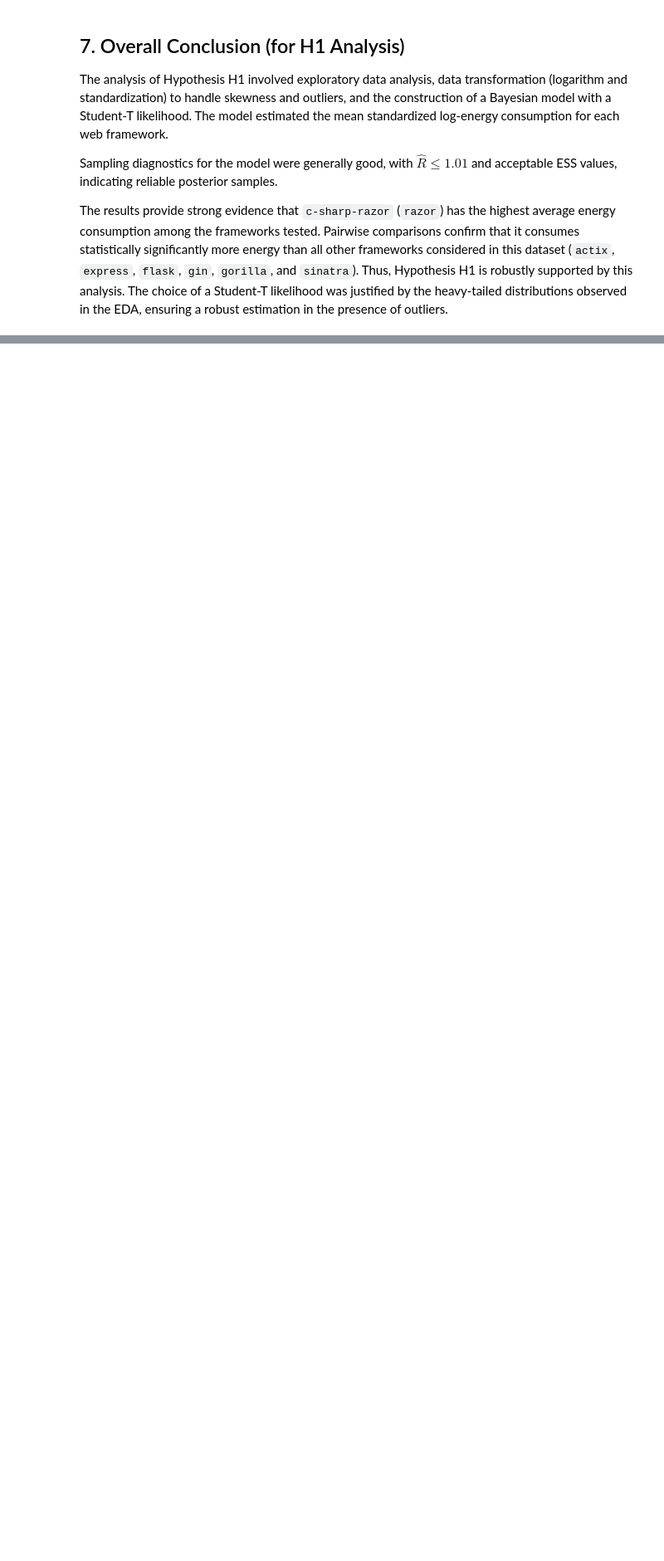
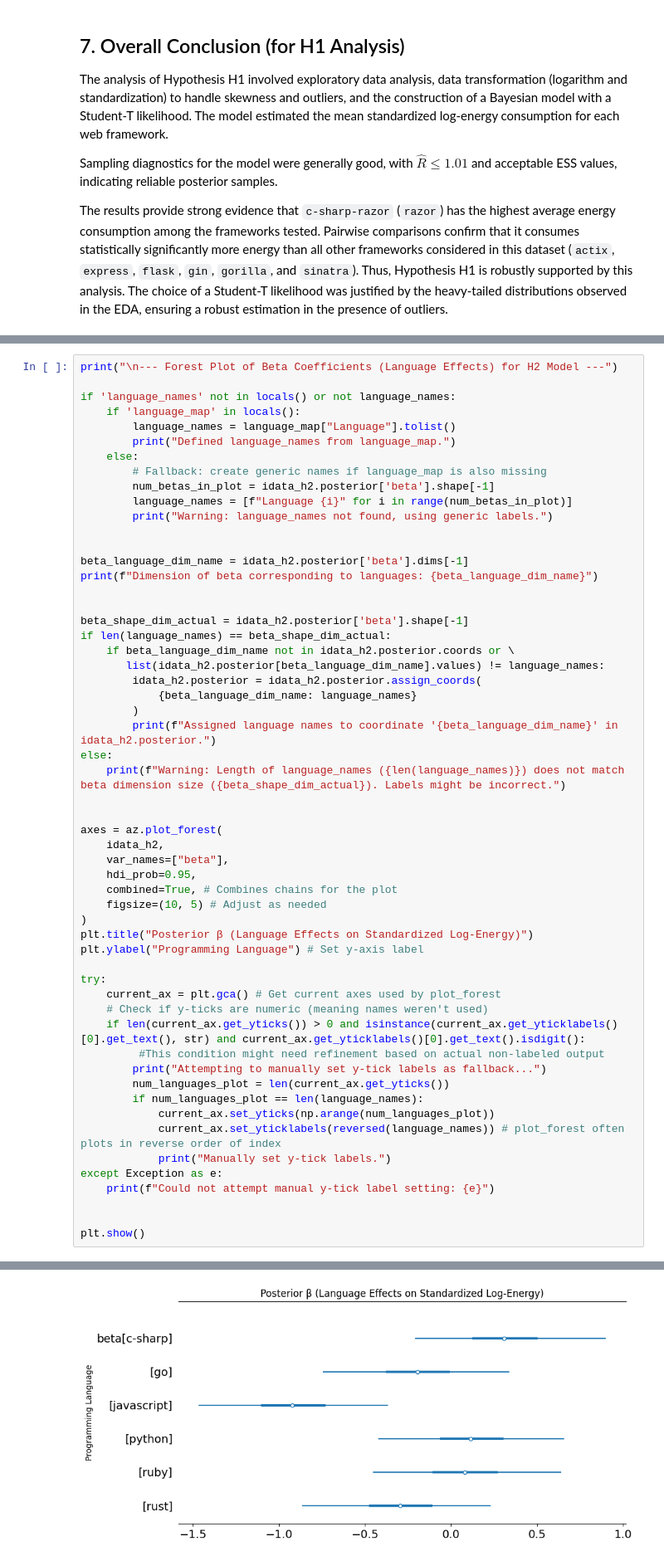
Before and after one commit to VladislavKon007/probabilistic-programming, a Jupyter notebook: finfal.ipynb, the cells around one changed output, grey strips where cells are left out. Shown at 83% size. Drawn from its saved outputs; the diff is of its cells as text; blank space fills up the shorter version.

```diff
--- a/finfal.ipynb
+++ b/finfal.ipynb
@@ -557,0 +926,57 @@ The results provide strong evidence that `c-sharp-razor` (`razor`) has the highe
+# %%
+print("\n--- Forest Plot of Beta Coefficients (Language Effects) for H2 Model ---")
+
+if 'language_names' not in locals() or not language_names:
+    if 'language_map' in locals():
+        language_names = language_map["Language"].tolist()
+        print("Defined language_names from language_map.")
+    else:
+        # Fallback: create generic names if language_map is also missing
+        num_betas_in_plot = idata_h2.posterior['beta'].shape[-1]
+        language_names = [f"Language {i}" for i in range(num_betas_in_plot)]
+        print("Warning: language_names not found, using generic labels.")
+
+
+beta_language_dim_name = idata_h2.posterior['beta'].dims[-1]
+print(f"Dimension of beta corresponding to languages: {beta_language_dim_name}")
+
+
+beta_shape_dim_actual = idata_h2.posterior['beta'].shape[-1]
+if len(language_names) == beta_shape_dim_actual:
+    if beta_language_dim_name not in idata_h2.posterior.coords or \
+       list(idata_h2.posterior[beta_language_dim_name].values) != language_names:
+        idata_h2.posterior = idata_h2.posterior.assign_coords(
+            {beta_language_dim_name: language_names}
+        )
+        print(f"Assigned language names to coordinate '{beta_language_dim_name}' in idata_h2.posterior.")
+else:
+    print(f"Warning: Length of language_names ({len(language_names)}) does not match beta dimension size ({beta_shape_dim_actual}). Labels might be incorrect.")
+
+
+axes = az.plot_forest(
+    idata_h2,
+    var_names=["beta"],
+    hdi_prob=0.95,
+    combined=True, # Combines chains for the plot
+    figsize=(10, 5) # Adjust as needed
+)
+plt.title("Posterior β (Language Effects on Standardized Log-Energy)")
+plt.ylabel("Programming Language") # Set y-axis label
+
+try:
+    current_ax = plt.gca() # Get current axes used by plot_forest
+    # Check if y-ticks are numeric (meaning names weren't used)
+    if len(current_ax.get_yticks()) > 0 and isinstance(current_ax.get_yticklabels()[0].get_text(), str) and current_ax.get_yticklabels()[0].get_text().isdigit():
+         #This condition might need refinement based on actual non-labeled output
+        print("Attempting to manually set y-tick labels as fallback...")
+        num_languages_plot = len(current_ax.get_yticks())
+        if num_languages_plot == len(language_names):
+            current_ax.set_yticks(np.arange(num_languages_plot))
+            current_ax.set_yticklabels(reversed(language_names)) # plot_forest often plots in reverse order of index
+            print("Manually set y-tick labels.")
+except Exception as e:
+    print(f"Could not attempt manual y-tick label setting: {e}")
+
+
+plt.show()
+# %% [output]
@@ -557,0 +986 @@ The results provide strong evidence that `c-sharp-razor` (`razor`) has the highe
+[figure, added]
```
Also changed, not shown: parts of 26 cells of this notebook, 1 other file.
